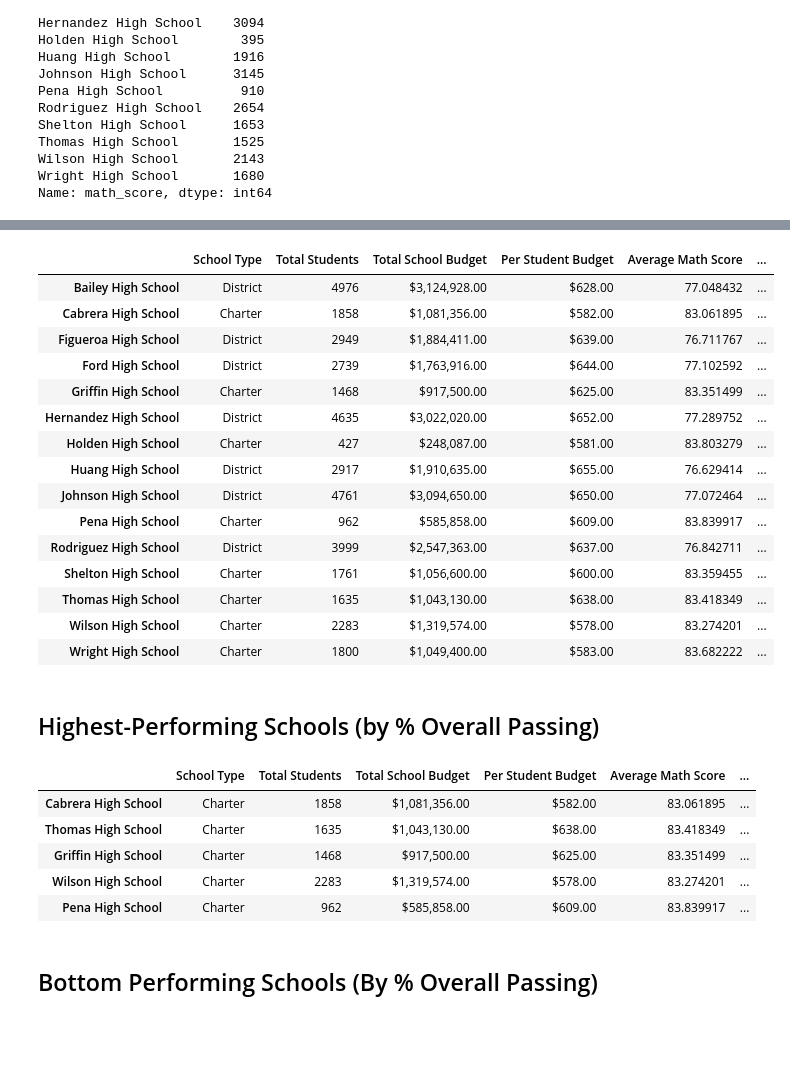
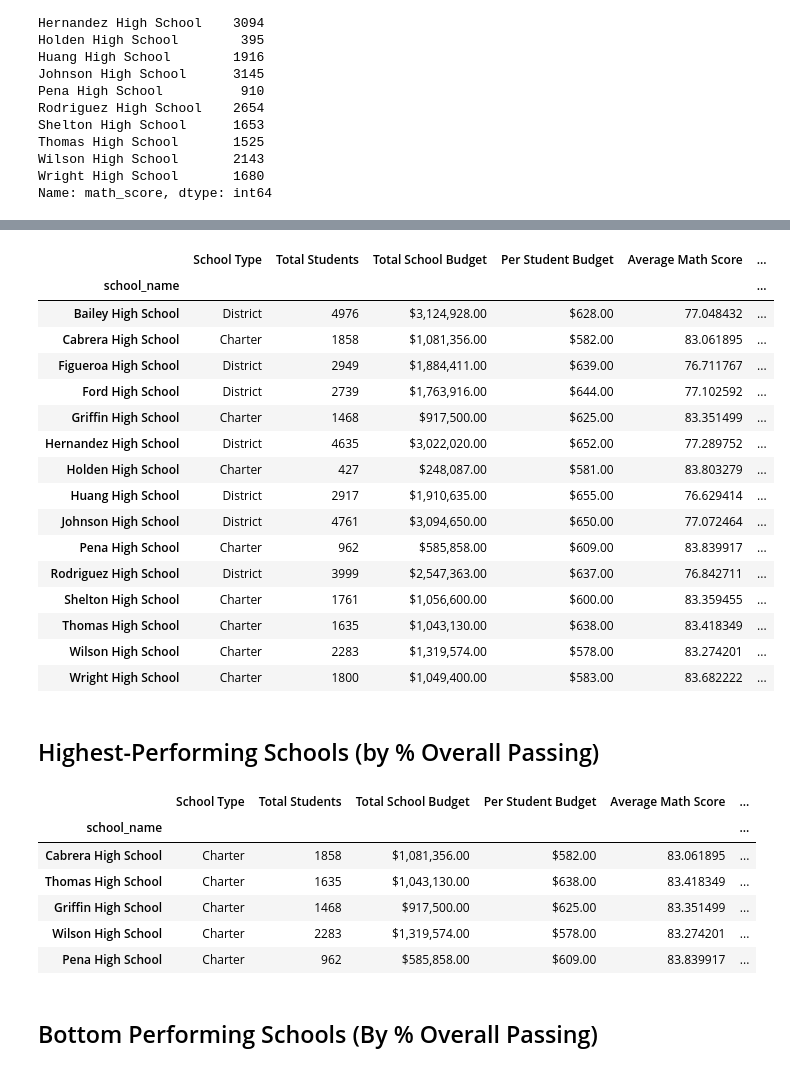
Before and after one commit to vara-co/pandas-challenge, a Jupyter notebook: PyCitySchools/PyCitySchools_LMVS.ipynb, the cells around one changed output, grey strips where cells are left out. Drawn from its saved outputs; the diff is of its cells as text; code cells hidden in the pictures; blank space fills up the shorter version.

```diff
--- a/PyCitySchools/PyCitySchools_LMVS.ipynb
+++ b/PyCitySchools/PyCitySchools_LMVS.ipynb
@@ -275,4 +281,4 @@ Name: math_score, dtype: int64
 # %%
 # Calculate the number of students per school with reading scores of 70 or higher
-students_passing_reading =
-school_students_passing_reading =
+school_students_passing_reading = school_data_complete.loc[school_data_complete["reading_score"] >= 70].groupby("school_name") ["reading_score"].count()
+school_students_passing_reading
@@ -286,19 +310,36 @@ school_students_passing_math_and_reading = students_passing_math_and_reading.gro
 # Use the provided code to calculate the passing rates
 per_school_passing_math = school_students_passing_math / per_school_counts * 100
 per_school_passing_reading = school_students_passing_reading / per_school_counts * 100
-overall_passing_rate = school_students_passing_math_and_reading / per_school_counts * 100
+PSoverall_passing_rate = school_students_passing_math_and_reading / per_school_counts * 100
 # %%
 # Create a DataFrame called `per_school_summary` with columns for the calculations above.
-per_school_summary =
+per_school_summary = pd.DataFrame({"School Type":school_types,
+                                   "Total Students":per_school_counts,
+                                   "Total School Budget":per_school_budget,
+                                   "Per Student Budget":per_school_capita,
+                                   "Average Math Score":per_school_math,
+                                   "Average Reading Score":per_school_reading,
+                                   "% Passing Math":per_school_passing_math,
+                                   "% Passing Reading":per_school_passing_reading,
+                                   "% Overall Passing":PSoverall_passing_rate})
 
 # Formatting
 per_school_summary["Total School Budget"] = per_school_summary["Total School Budget"].map("${:,.2f}".format)
 per_school_summary["Per Student Budget"] = per_school_summary["Per Student Budget"].map("${:,.2f}".format)
+per_school_summary["Average Math Score"] = per_school_summary["Average Math Score"].map("{:.6f}".format)
+per_school_summary["Average Reading Score"] = per_school_summary["Average Reading Score"].map("{:.6f}".format)
+per_school_summary["% Passing Math"] = per_school_summary["% Passing Math"].map("{:.6f}".format)
+per_school_summary["% Passing Reading"] = per_school_summary["% Passing Reading"].map("{:.6f}".format)
+per_school_summary["% Overall Passing"] = per_school_summary["% Overall Passing"].map("{:.6f}".format)
+
+
+
 
 # Display the DataFrame
 per_school_summary
 # %% [output]
 |  | School Type | Total Students | Total School Budget | Per Student Budget | Average Math Score | ... |
+| school_name |  |  |  |  |  | ... |
 | Bailey High School | District | 4976 | $3,124,928.00 | $628.00 | 77.048432 | ... |
 | Cabrera High School | Charter | 1858 | $1,081,356.00 | $582.00 | 83.061895 | ... |
 | Figueroa High School | District | 2949 | $1,884,411.00 | $639.00 | 76.711767 | ... |
@@ -318,10 +359,11 @@ per_school_summary
 ## Highest-Performing Schools (by % Overall Passing)
 # %%
 # Sort the schools by `% Overall Passing` in descending order and display the top 5 rows.
-top_schools =
+top_schools = per_school_summary.sort_values(["% Overall Passing"], ascending=False)
 top_schools.head(5)
 # %% [output]
 |  | School Type | Total Students | Total School Budget | Per Student Budget | Average Math Score | ... |
+| school_name |  |  |  |  |  | ... |
 | Cabrera High School | Charter | 1858 | $1,081,356.00 | $582.00 | 83.061895 | ... |
 | Thomas High School | Charter | 1635 | $1,043,130.00 | $638.00 | 83.418349 | ... |
 | Griffin High School | Charter | 1468 | $917,500.00 | $625.00 | 83.351499 | ... |
```
Also changed, not shown: parts of 5 cells of this notebook.
